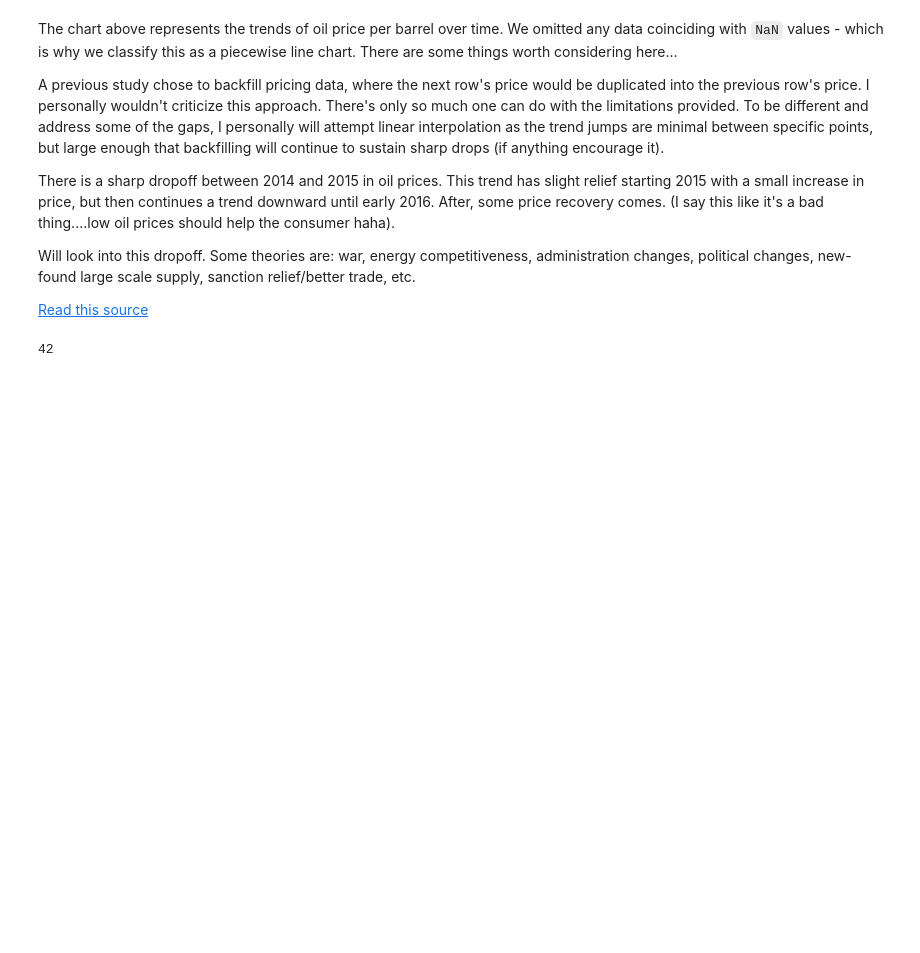
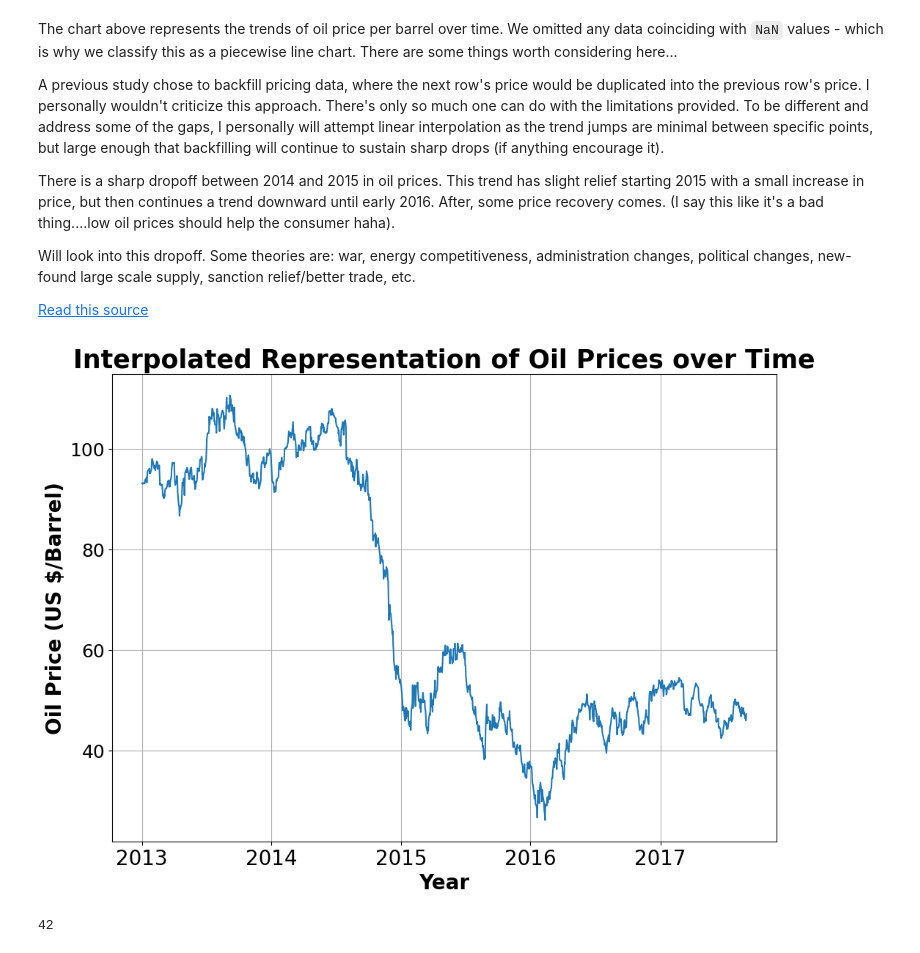
Before and after one commit to chriskuz/store_sales_time_series_forecasting, a Jupyter notebook: src/data_look.ipynb, the cells around one changed output. Cells and saved outputs as stored; diff of their text form; code cells hidden in the pictures; blank space fills up the shorter version.

Commit message:
Interpolated oil prices

```diff
--- a/src/data_look.ipynb
+++ b/src/data_look.ipynb
@@ -997,3 +1001,25 @@ There is a sharp dropoff between 2014 and 2015 in oil prices. This trend has sli
 Will look into this dropoff. Some theories are: war, energy competitiveness, administration changes, political changes, new-found large scale supply, sanction relief/better trade, etc.
 
 [Read this source](https://blogs.worldbank.org/en/developmenttalk/what-triggered-oil-price-plunge-2014-2016-and-why-it-failed-deliver-economic-impetus-eight-charts)
+# %%
+plot_oil = oil.copy()
+
+
+
+plot_oil = plot_oil.interpolate(method="linear")
+
+plt.figure( figsize=(11.69,8.27) )
+plt.plot(plot_oil["date"], plot_oil["dcoilwtico"])
+
+
+plt.title("Interpolated Representation of Oil Prices over Time", size=25, fontweight="bold")
+plt.xlabel("Year", size=20, fontweight="bold")
+plt.ylabel("Oil Price (US $/Barrel)", size=20, fontweight="bold")
+
+plt.xticks(size="20")
+plt.yticks(size="18")
+plt.grid(axis="both")
+
+plt.savefig("../images/oil_interpolated_over_time.png", format="png", dpi=300)
+# %% [output]
+[figure, added]
```
Also changed, not shown: parts of 2 cells of this notebook, 1 other file.
